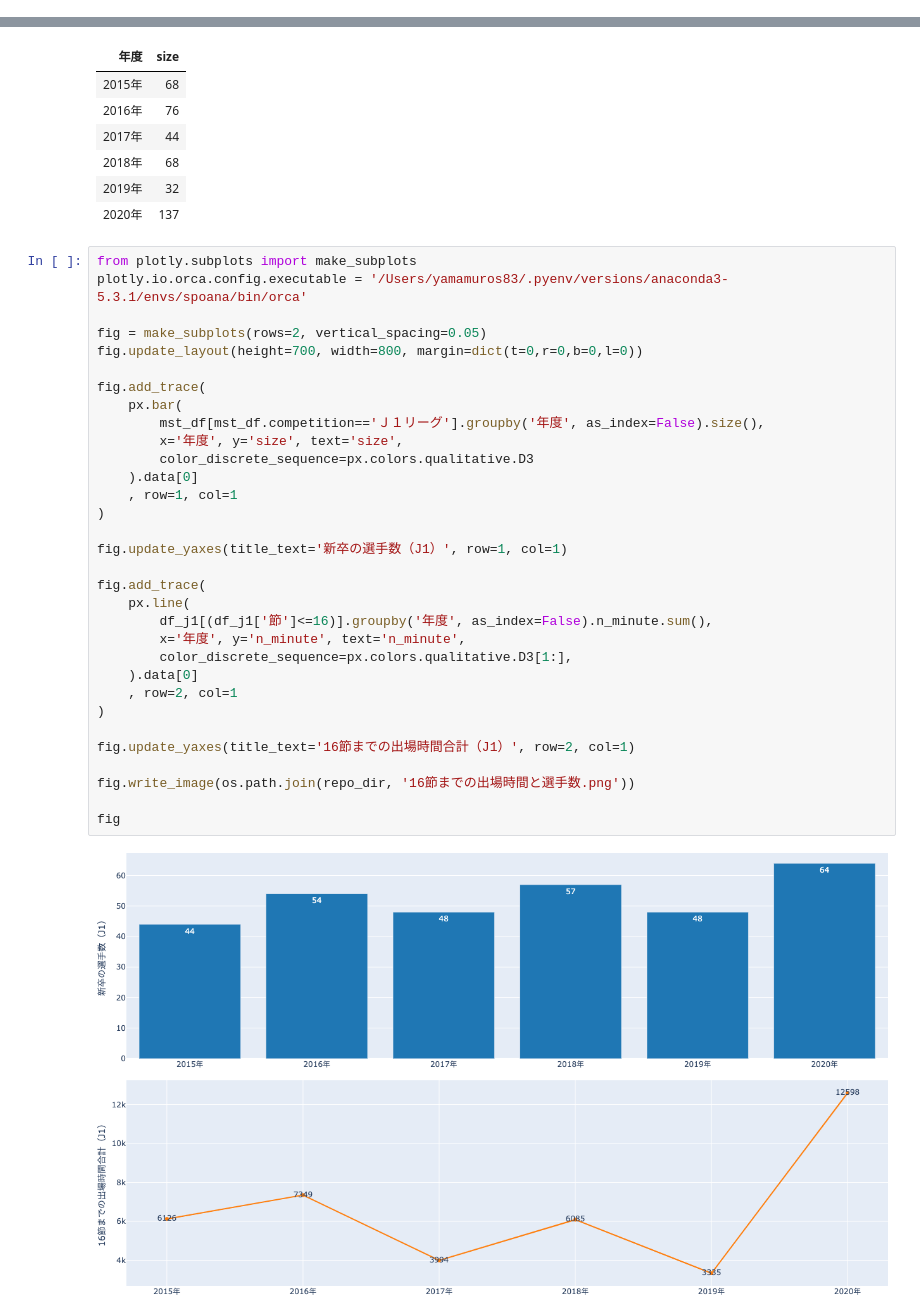
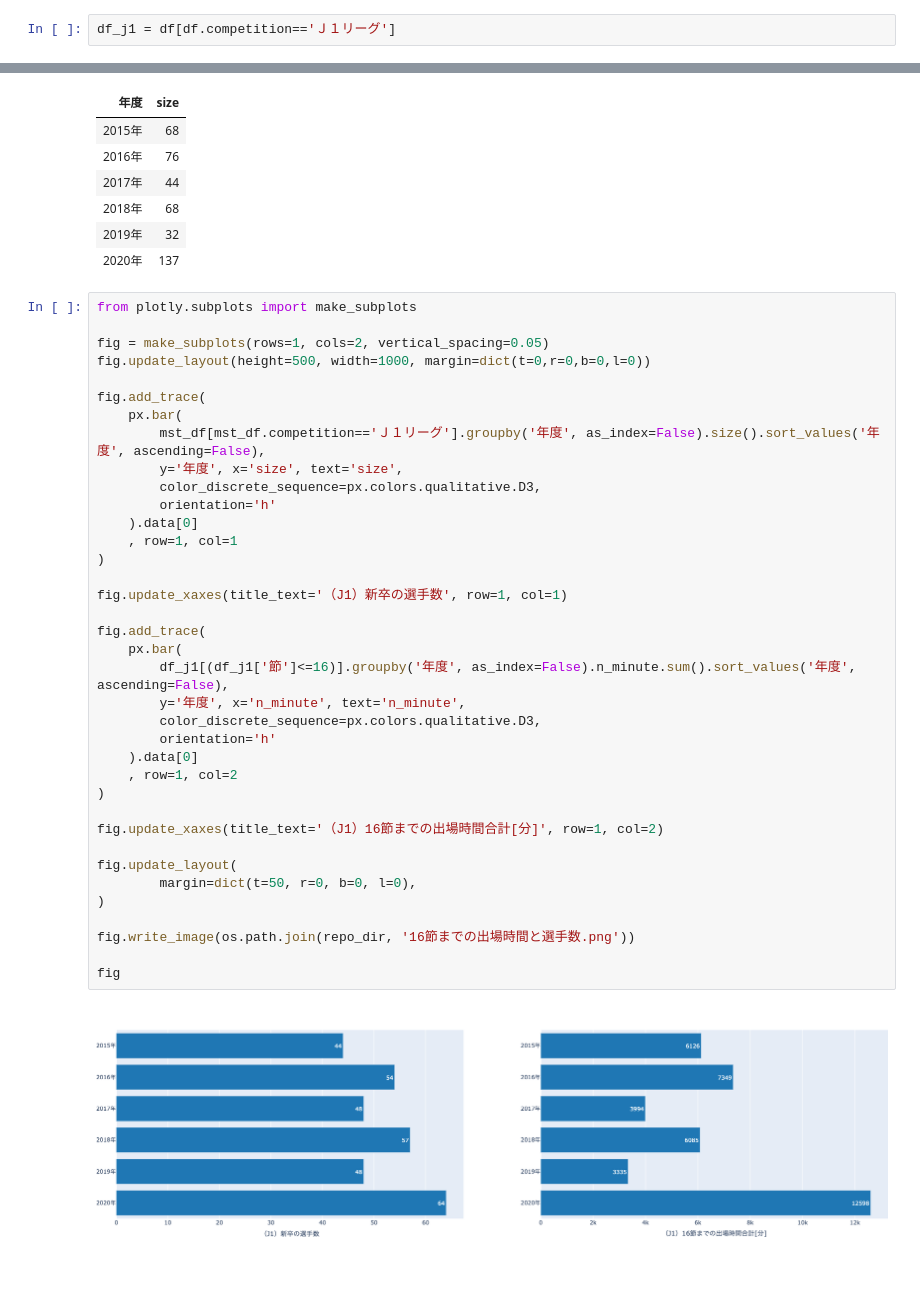
Before and after one commit to saeeeeru/ScrapingFromJLeagueData, a Jupyter notebook: notebooks/4-analyzeShinsotsuParticipateData.ipynb, the cells around one changed output, grey strips where cells are left out. Drawn from its saved outputs; the diff is of its cells as text; blank space fills up the shorter version.

```diff
--- a/notebooks/4-analyzeShinsotsuParticipateData.ipynb
+++ b/notebooks/4-analyzeShinsotsuParticipateData.ipynb
@@ -229,5 +302,7 @@ agg_df_player.groupby('年度').agg(dict(n_minute=['min', 'max', 'mean']))
 # %% [markdown]
 # J1の16節までの出場時間データに絞る
+# %%
+df_j1 = df[df.competition=='Ｊ１リーグ']
 # %% [markdown]
 ## 基礎集計
 # %% [markdown]
@@ -290,35 +365,40 @@ dfi.export(styled_df, os.path.join(repo_dir, '16節までに45分以上出場し
 | 2020年 | 137 |
 # %%
 from plotly.subplots import make_subplots
-plotly.io.orca.config.executable = '/Users/yamamuros83/.pyenv/versions/anaconda3-5.3.1/envs/spoana/bin/orca'
 
-fig = make_subplots(rows=2, vertical_spacing=0.05)
-fig.update_layout(height=700, width=800, margin=dict(t=0,r=0,b=0,l=0))
+fig = make_subplots(rows=1, cols=2, vertical_spacing=0.05)
+fig.update_layout(height=500, width=1000, margin=dict(t=0,r=0,b=0,l=0))
 
 fig.add_trace(
     px.bar(
-        mst_df[mst_df.competition=='Ｊ１リーグ'].groupby('年度', as_index=False).size(),
-        x='年度', y='size', text='size',
-        color_discrete_sequence=px.colors.qualitative.D3
+        mst_df[mst_df.competition=='Ｊ１リーグ'].groupby('年度', as_index=False).size().sort_values('年度', ascending=False),
+        y='年度', x='size', text='size',
+        color_discrete_sequence=px.colors.qualitative.D3,
+        orientation='h'
     ).data[0]
     , row=1, col=1
 )
 
-fig.update_yaxes(title_text='新卒の選手数（J1）', row=1, col=1)
+fig.update_xaxes(title_text='（J1）新卒の選手数', row=1, col=1)
 
 fig.add_trace(
-    px.line(
-        df_j1[(df_j1['節']<=16)].groupby('年度', as_index=False).n_minute.sum(),
-        x='年度', y='n_minute', text='n_minute',
-        color_discrete_sequence=px.colors.qualitative.D3[1:],
+    px.bar(
+        df_j1[(df_j1['節']<=16)].groupby('年度', as_index=False).n_minute.sum().sort_values('年度', ascending=False),
+        y='年度', x='n_minute', text='n_minute',
+        color_discrete_sequence=px.colors.qualitative.D3,
+        orientation='h'
     ).data[0]
-    , row=2, col=1
+    , row=1, col=2
 )
 
-fig.update_yaxes(title_text='16節までの出場時間合計（J1）', row=2, col=1)
+fig.update_xaxes(title_text='（J1）16節までの出場時間合計[分]', row=1, col=2)
+
+fig.update_layout(
+        margin=dict(t=50, r=0, b=0, l=0),
+)
 
 fig.write_image(os.path.join(repo_dir, '16節までの出場時間と選手数.png'))
 
 fig
 # %% [output]
-[figure, old version]
+[figure, new version]
```
Also changed, not shown: parts of 8 cells of this notebook, 12 other files.
